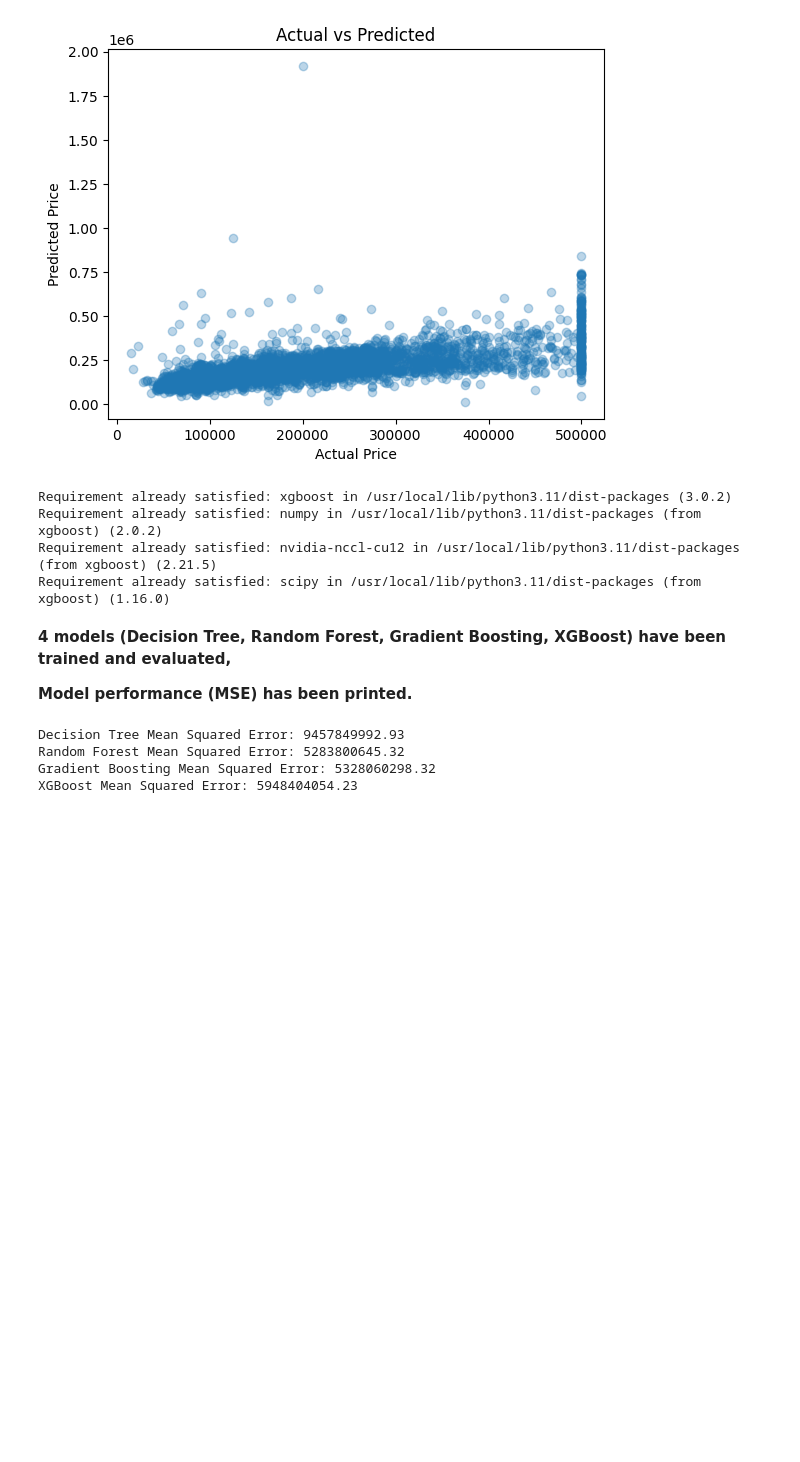
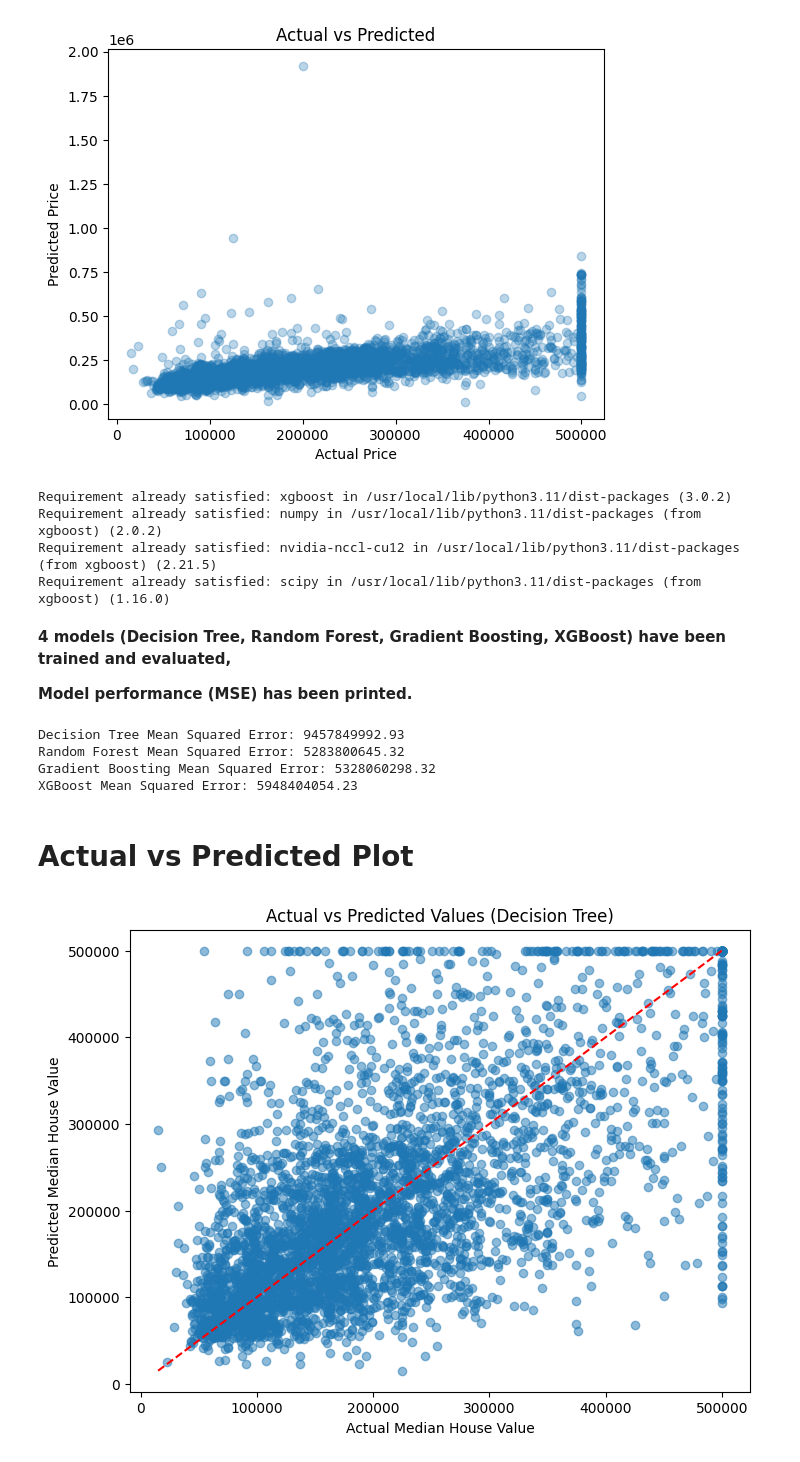
Before and after one commit to ismail-hasan-tanjer/house-price-prediction, a Jupyter notebook: House_Price_Prediction_Feature_Engineering.ipynb, the cells around one changed output. Saved outputs shown, nothing was run; the diff lists cells and outputs as text; code cells hidden in the pictures; blank space fills up the shorter version.

Commit message:
Actual vs Predicted Plot update

```diff
--- a/House_Price_Prediction_Feature_Engineering.ipynb
+++ b/House_Price_Prediction_Feature_Engineering.ipynb
@@ -125,3 +125,21 @@ Decision Tree Mean Squared Error: 9457849992.93
 Random Forest Mean Squared Error: 5283800645.32
 Gradient Boosting Mean Squared Error: 5328060298.32
 XGBoost Mean Squared Error: 5948404054.23
+# %% [markdown]
+# **Actual vs Predicted Plot**
+# %%
+import matplotlib.pyplot as plt
+
+def plot_actual_vs_predicted(y_test, y_pred, model_name):
+    plt.figure(figsize=(8,6))
+    plt.scatter(y_test, y_pred, alpha=0.5)
+    plt.plot([y_test.min(), y_test.max()], [y_test.min(), y_test.max()], 'r--')  # Perfect prediction line
+    plt.xlabel('Actual Median House Value')
+    plt.ylabel('Predicted Median House Value')
+    plt.title(f'Actual vs Predicted Values ({model_name})')
+    plt.show()
+
+# Example for Decision Tree
+plot_actual_vs_predicted(y_test, models['Decision Tree'].predict(X_test), 'Decision Tree')
+# %% [output]
+[figure, added]
```
